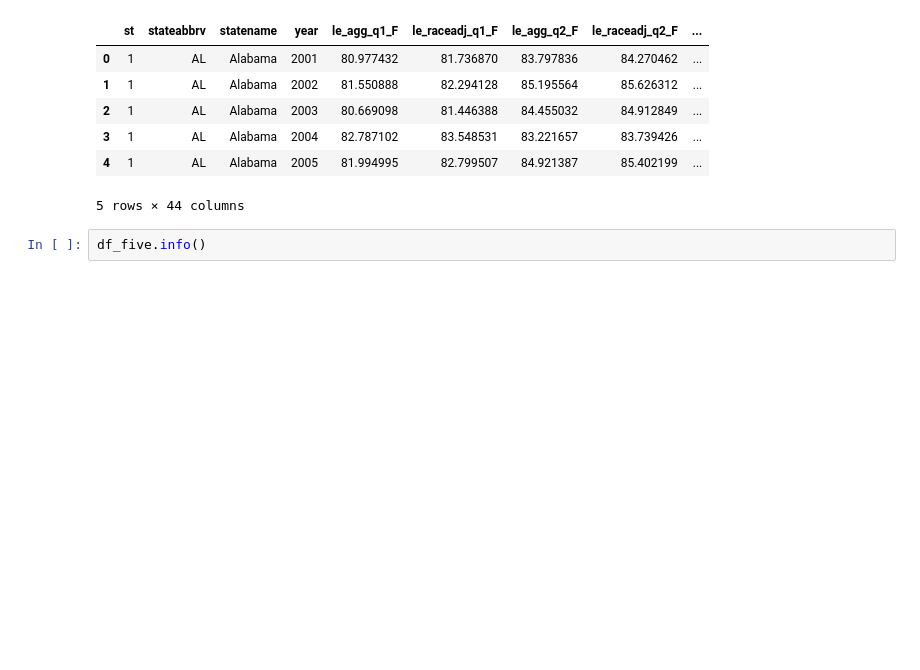
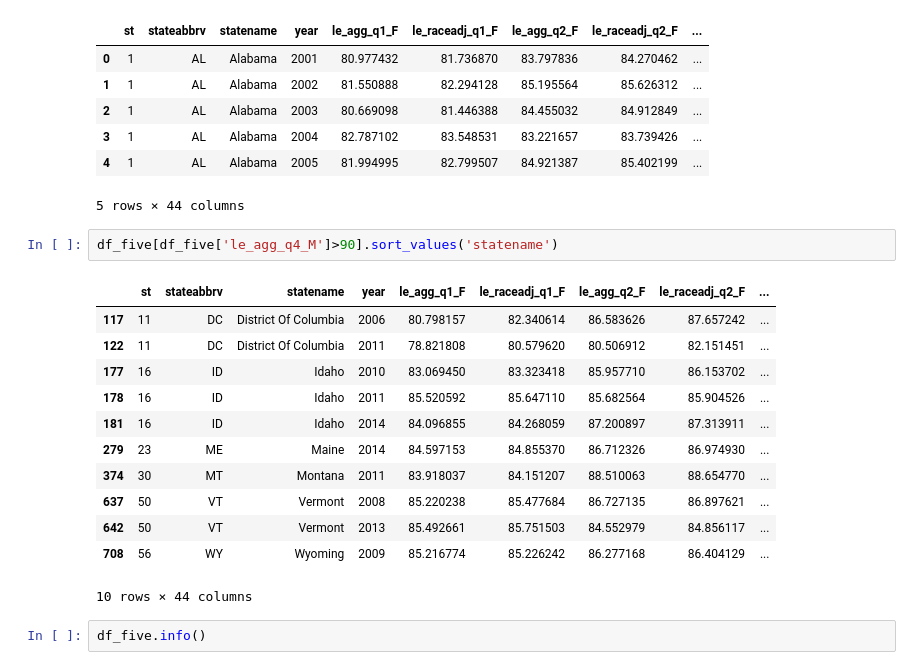
Before and after one commit to Eddiedude1/Battling_Life_Expectancy_Decline, a Jupyter notebook: Life Expectancy Data EDA Eddie.ipynb, the cells around one changed output. Saved outputs shown, nothing was run; the diff lists cells and outputs as text; blank space fills up the shorter version.

```diff
--- a/Life Expectancy Data EDA Eddie.ipynb
+++ b/Life Expectancy Data EDA Eddie.ipynb
@@ -32,6 +40,21 @@ df_five.head()
 | 3 | 1 | AL | Alabama | 2004 | 82.787102 | 83.548531 | 83.221657 | 83.739426 | ... |
 | 4 | 1 | AL | Alabama | 2005 | 81.994995 | 82.799507 | 84.921387 | 85.402199 | ... |
 5 rows × 44 columns
+# %%
+df_five[df_five['le_agg_q4_M']>90].sort_values('statename')
+# %% [output]
+|  | st | stateabbrv | statename | year | le_agg_q1_F | le_raceadj_q1_F | le_agg_q2_F | le_raceadj_q2_F | ... |
+| 117 | 11 | DC | District Of Columbia | 2006 | 80.798157 | 82.340614 | 86.583626 | 87.657242 | ... |
+| 122 | 11 | DC | District Of Columbia | 2011 | 78.821808 | 80.579620 | 80.506912 | 82.151451 | ... |
+| 177 | 16 | ID | Idaho | 2010 | 83.069450 | 83.323418 | 85.957710 | 86.153702 | ... |
+| 178 | 16 | ID | Idaho | 2011 | 85.520592 | 85.647110 | 85.682564 | 85.904526 | ... |
+| 181 | 16 | ID | Idaho | 2014 | 84.096855 | 84.268059 | 87.200897 | 87.313911 | ... |
+| 279 | 23 | ME | Maine | 2014 | 84.597153 | 84.855370 | 86.712326 | 86.974930 | ... |
+| 374 | 30 | MT | Montana | 2011 | 83.918037 | 84.151207 | 88.510063 | 88.654770 | ... |
+| 637 | 50 | VT | Vermont | 2008 | 85.220238 | 85.477684 | 86.727135 | 86.897621 | ... |
+| 642 | 50 | VT | Vermont | 2013 | 85.492661 | 85.751503 | 84.552979 | 84.856117 | ... |
+| 708 | 56 | WY | Wyoming | 2009 | 85.216774 | 85.226242 | 86.277168 | 86.404129 | ... |
+10 rows × 44 columns
 # %%
 df_five.info()
 # %% [output]
```
Also changed, not shown: parts of 13 cells of this notebook.
